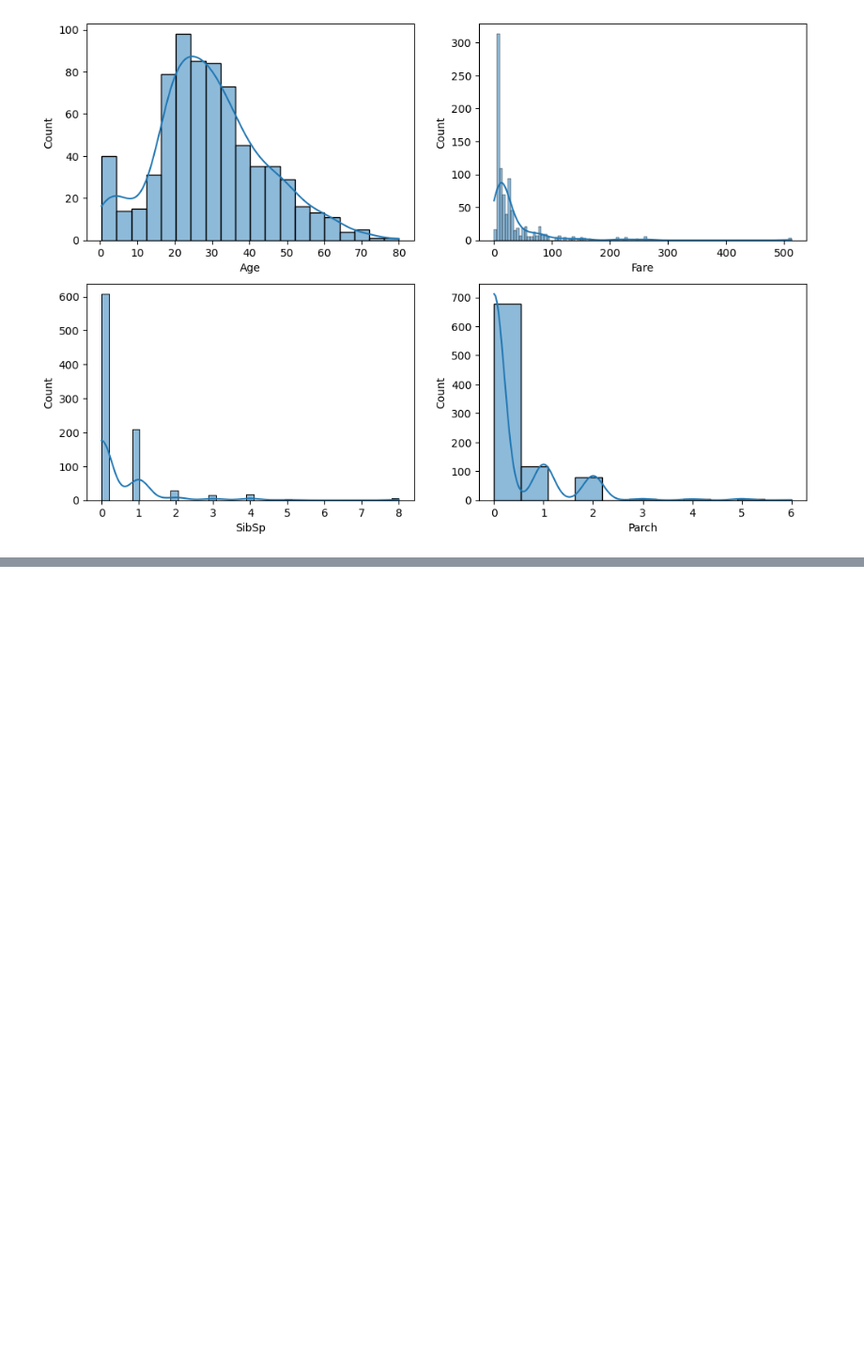
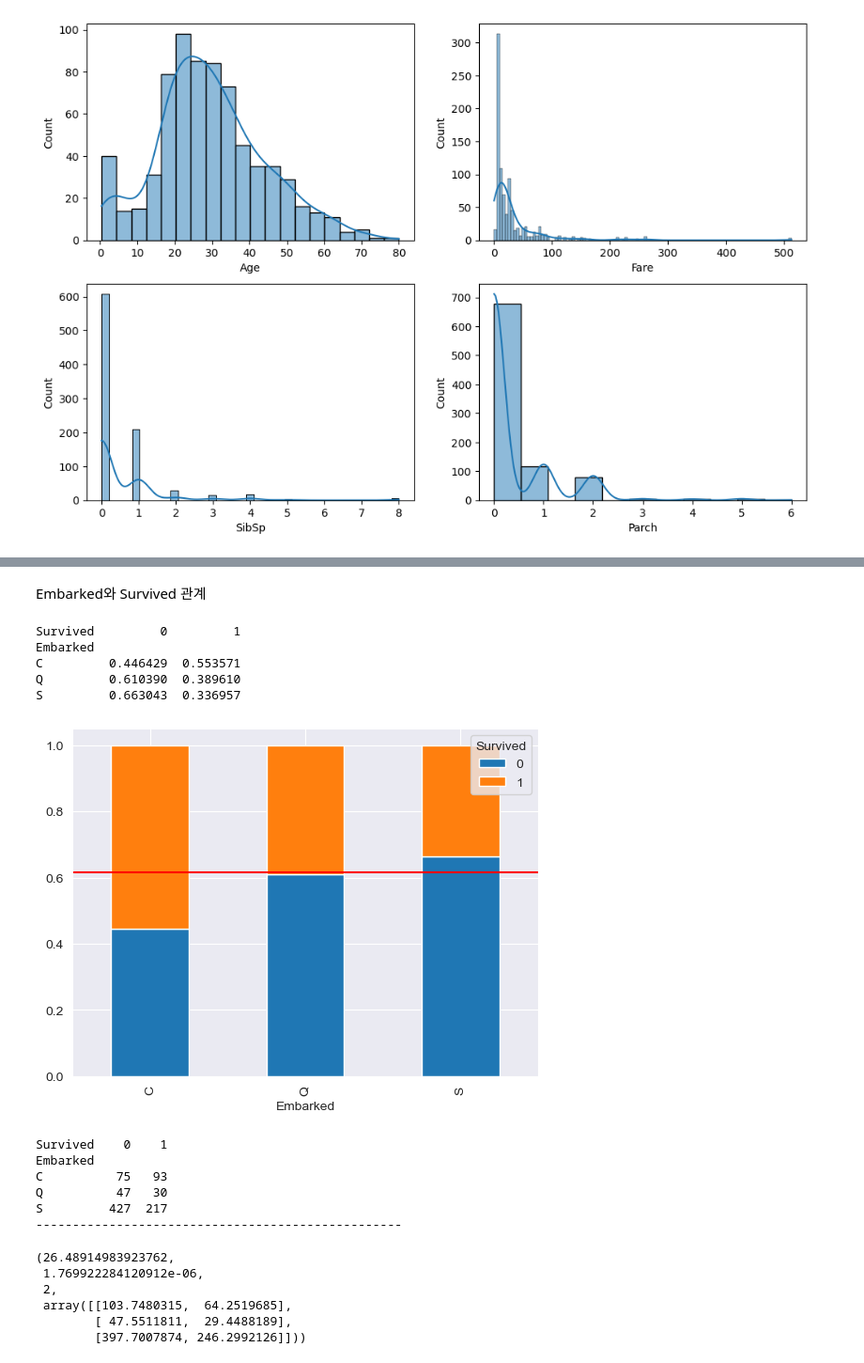
Before and after one commit to HongkyuRyu/Study_For_MachineLearning, a Jupyter notebook: 03 Titanic basic EDA Practice.ipynb, the cells around one changed output, grey strips where cells are left out. Shown: that part at 94% size. Saved outputs shown, nothing was run; the diff lists cells and outputs as text; code cells hidden in the pictures; blank space fills up the shorter version.

```diff
--- a/03 Titanic basic EDA Practice.ipynb
+++ b/03 Titanic basic EDA Practice.ipynb
@@ -216,0 +287,34 @@ plt.show()
+# %% [markdown]
+Embarked와 Survived 관계
+# %%
+target = 'Survived'
+temp = pd.crosstab(train['Embarked'], train[target], normalize = 'index')
+print(temp)
+temp.plot.bar(stacked=True)
+plt.axhline(1-train['Survived'].mean(), color = 'r')
+plt.show()
+
+table = pd.crosstab(train['Embarked'], train[target])
+print(table)
+print('-' * 50)
+# 2) 카이제곱검정
+spst.chi2_contingency(table)
+# %% [output]
+Survived         0         1
+Embarked
+C         0.446429  0.553571
+Q         0.610390  0.389610
+S         0.663043  0.336957
+[figure, added]
+Survived    0    1
+Embarked
+C          75   93
+Q          47   30
+S         427  217
+--------------------------------------------------
+(26.48914983923762,
+ 1.769922284120912e-06,
+ 2,
+ array([[103.7480315,  64.2519685],
+        [ 47.5511811,  29.4488189],
+        [397.7007874, 246.2992126]]))
```
Also changed, not shown: parts of 8 cells of this notebook.
